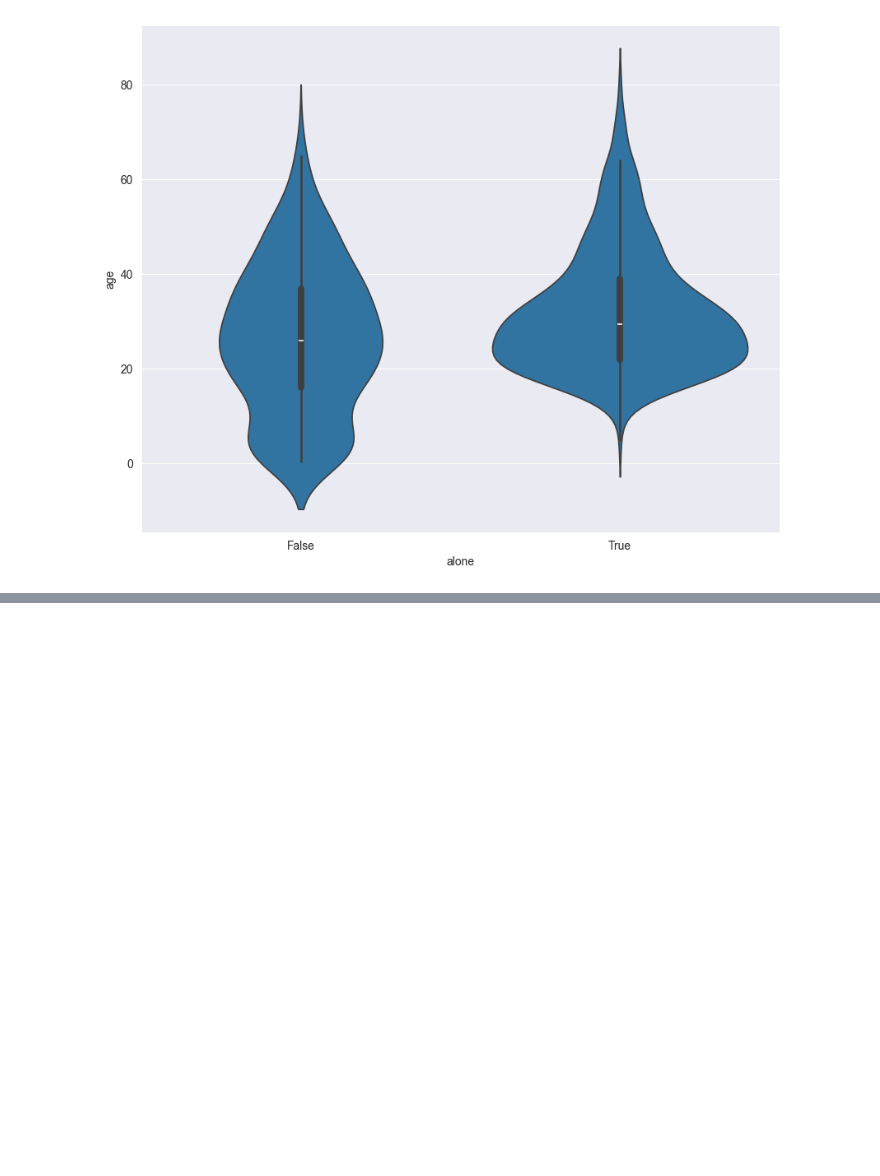
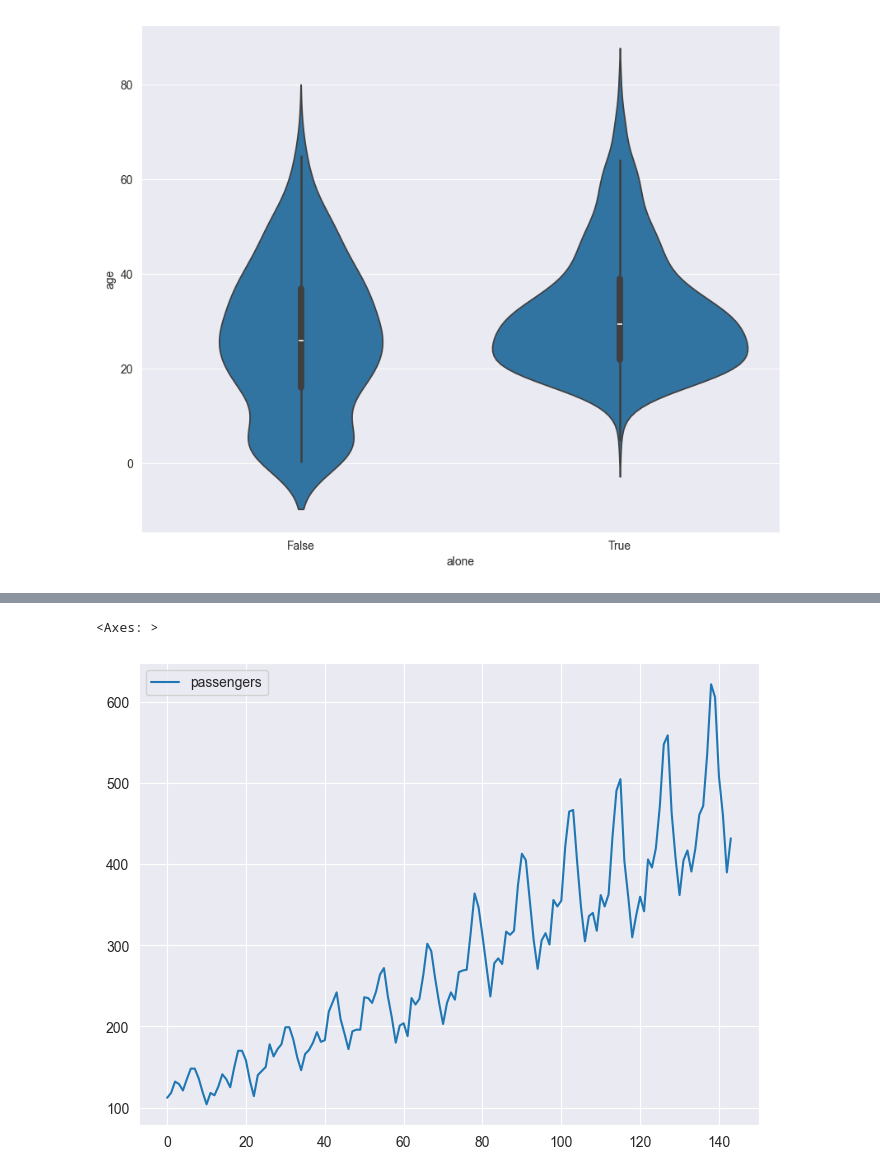
Before and after one commit to rhodlib/cdd_docs, a Jupyter notebook: book/03_data_visualization_with_matplotlib.ipynb, the cells around one changed output, grey strips where cells are left out. Drawn from its saved outputs; the diff is of its cells as text; code cells hidden in the pictures; blank space fills up the shorter version.

```diff
--- a/book/03_data_visualization_with_matplotlib.ipynb
+++ b/book/03_data_visualization_with_matplotlib.ipynb
@@ -337,0 +366,5 @@ sns.violinplot(x='alone', y='age', data=titanic_data)
+# %%
+# Pandas Line Plots utlizando un dataset de vuelos
+
+flights_data = sns.load_dataset('flights')
+flights_data.head()
@@ -337,0 +378,5 @@ sns.violinplot(x='alone', y='age', data=titanic_data)
+# %%
+flights_data.plot.line(y='passengers', figsize=(8,6))
+# %% [output]
+<Axes: >
+[figure, added]
```
Also changed, not shown: parts of 7 cells of this notebook.
